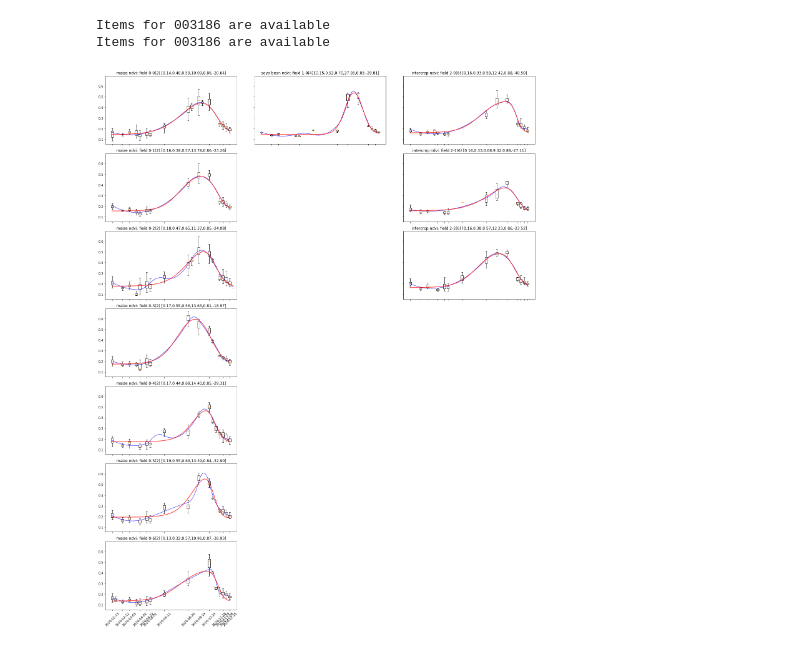
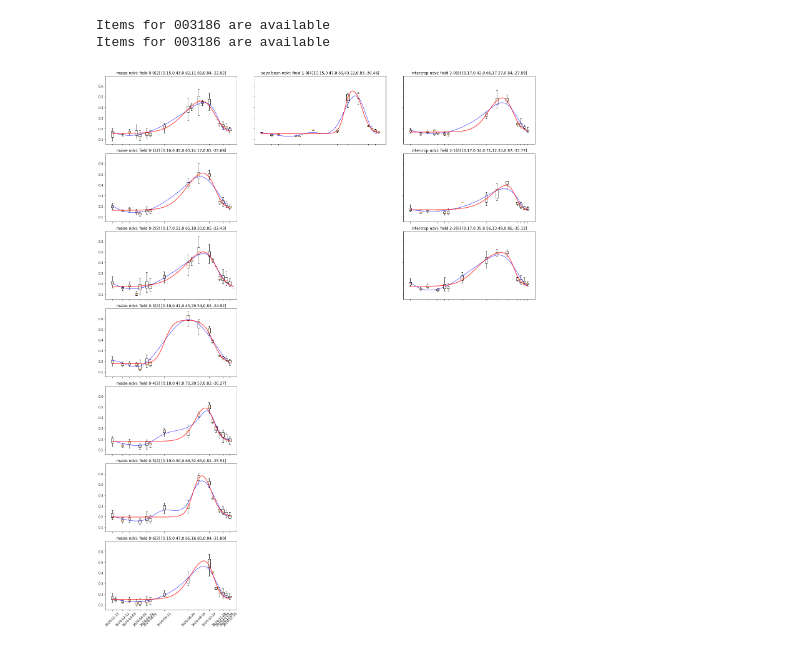
Before and after one commit to apburt/cropseg, a Jupyter notebook: doc/dlfcompression.ipynb, the cells around one changed output. Drawn from its saved outputs; the diff is of its cells as text; code cells hidden in the pictures.

Commit message:
double logistic: fuse S-2 data and spline, and weight fit

```diff
--- a/doc/dlfcompression.ipynb
+++ b/doc/dlfcompression.ipynb
@@ -122,6 +122,7 @@ from compression import doublelogistic
 from compression import dbllogifunc
 from compression import doublelogistic_fittingconditions
 from compression import doublelogistic_parameterconditions
+from miscellaneous import fusedataandweight
 from dates import datepositions
 from plotting import fieldmask_colrowcount
 
@@ -132,40 +133,41 @@ axs = ax.ravel(order='F')
 idx = 0
 delete = []
 for i in range(ncol):
     for j in range(nrow):
         if j < fieldmasks[i][1]:
             data = []
             mean = []
             dates = []
             for k in range(len(s2items)):
                 fm = numpy.copy(fieldmasks[i][0])
                 cm = numpy.copy(s2cloudmasks[k])
                 fm[cm != 0] = 0
                 if len(s2data[k][datapos][fm == j+1]) > 0:
                     data.append(list(s2data[k][datapos][fm == j+1]))
                     mean.append(numpy.mean(s2data[k][datapos][fm == j+1]))
                     dates.append(s2dates[k])
             mean = numpy.array(mean)
-            dpos = numpy.array(datepositions(dates))
-            axs[idx].boxplot(data,positions=dpos,widths=0.02,showfliers=False)
-            dposnew = numpy.linspace(numpy.min(dpos),numpy.max(dpos),1000)
-            smoothedspline = scipy.interpolate.UnivariateSpline(dpos,mean,s=0.0075,k=2)
-            axs[idx].plot(dposnew,smoothedspline(dposnew),color="blue",alpha=1,lw=1)
-            if doublelogistic_fittingconditions(dpos,mean,durationmin=0.9,gapmax=0.5,amplitudemin=0.25) == True:
-                dbllog = doublelogistic(dposnew,smoothedspline(dposnew),bound=True,epsilon=0.1)
-                if doublelogistic_parameterconditions(dbllog,A1min=0.05,A1max=0.25,A2min=0.30,A2max=0.80,x01min=0.50,x01max=0.70,k1min=5.0,k1max=50.0,x02min=0.80,x02max=0.95,k2min=-50.0,k2max=-10.0) == True:
-                    axs[idx].plot(dposnew,dbllogifunc(dposnew,*dbllog),color="red",alpha=0.75,lw=2)
+            pos = numpy.array(datepositions(dates))
+            axs[idx].boxplot(data,positions=pos,widths=0.02,showfliers=False)
+            poss = numpy.linspace(numpy.min(pos),numpy.max(pos),100)
+            spline = scipy.interpolate.UnivariateSpline(pos,mean,s=0.01,k=3)
+            axs[idx].plot(poss,spline(poss),color="blue",alpha=1,lw=1)
+            if doublelogistic_fittingconditions(pos,mean,durationmin=0.9,gapmax=0.5,amplitudemin=0.25) == True:
+                posf,meanf,weights = fusedataandweight(pos,mean,poss,spline(poss),weight=[0.1,1.0])
+                dbllog = doublelogistic(posf,meanf,weights=weights,bound=True,epsilon=0.1)
+                if doublelogistic_parameterconditions(dbllog,A1min=0.05,A1max=0.25,A2min=0.30,A2max=0.80,x01min=0.40,x01max=0.80,k1min=5.0,k1max=50.0,x02min=0.80,x02max=0.95,k2min=-50.0,k2max=-10.0) == True:
+                    axs[idx].plot(posf,dbllogifunc(posf,*dbllog),color="red",alpha=0.75,lw=2)
                     axs[idx].set_title('{0} {1}: field {2}-{3}({4}) [{5:.2f},{6:.2f},{7:.2f},{8:.2f},{9:.2f},{10:.2f}]'.format(groundlabels[crops[i]]["crop"],s2indices[index],i,j,crops[i],dbllog[0],dbllog[1],dbllog[2],dbllog[3],dbllog[4],dbllog[5]))
             else:
                 axs[idx].set_title(f'{groundlabels[crops[i]]["crop"]} {s2indices[index]}: field {i}-{j}({crops[i]})')
             axs[idx].set_xlim([-0.02,1.02])
             axs[idx].set_xticklabels(dates,rotation=45)
         else:
             delete.append(idx)
         idx = idx + 1
 for i in range(len(delete)):
     fig.delaxes(axs[delete[i]])
 matplotlib.pyplot.tight_layout()
 matplotlib.pyplot.show()
 # %% [output]
-[figure, old version]
+[figure, new version]
```
Also changed, not shown: 2 other files.
